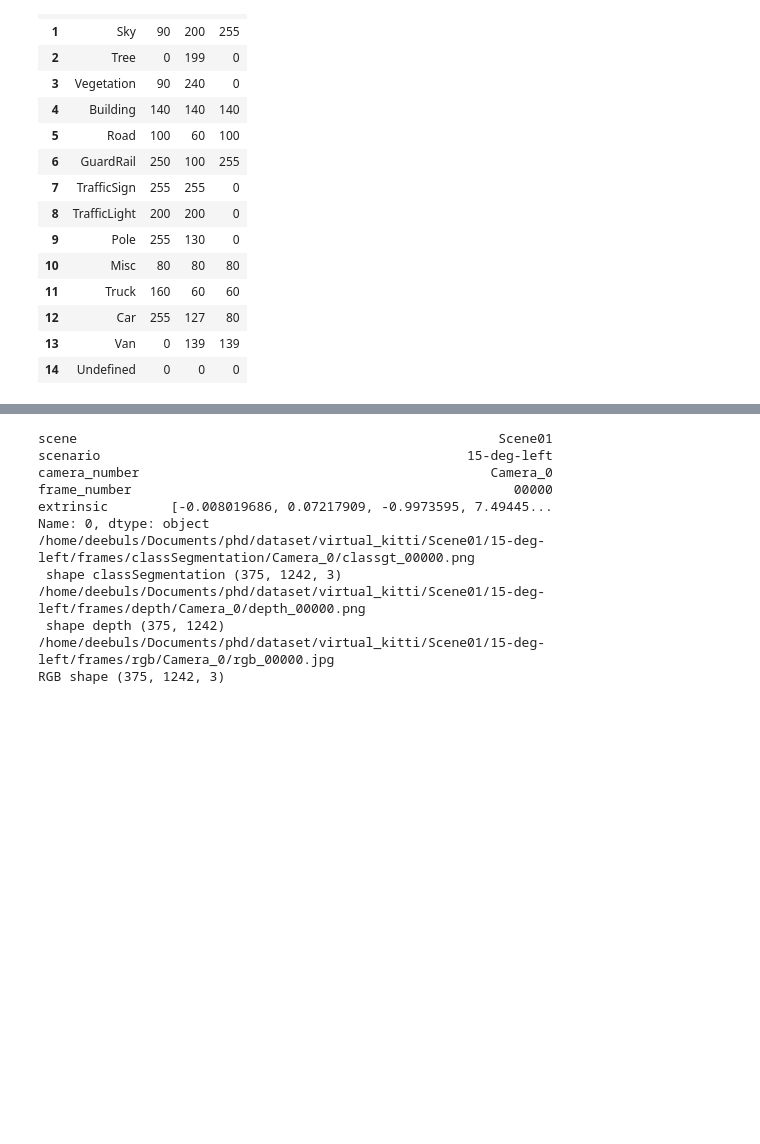
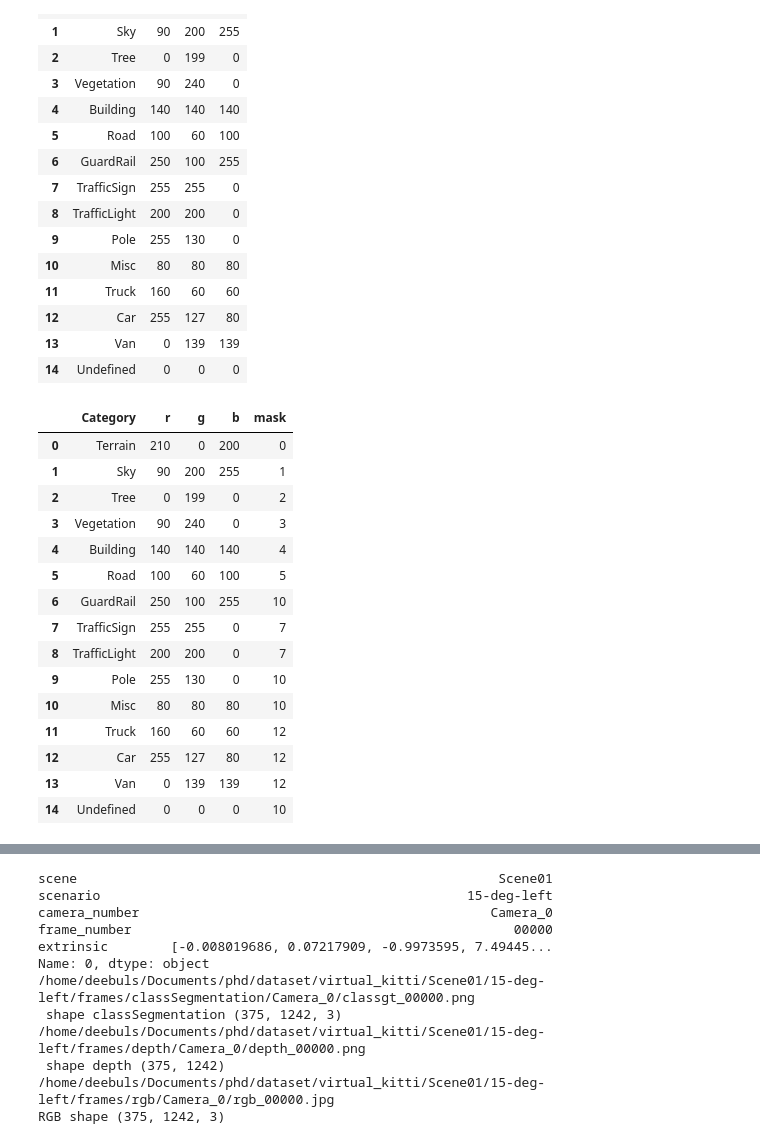
Before and after one commit to DependableSoftware2-0/SemanticTemporalFusion, a Jupyter notebook: semantic_segmentation_notebooks/vkitti_dataloader.ipynb, the cells around one changed output, grey strips where cells are left out. Saved outputs shown, nothing was run; the diff lists cells and outputs as text; code cells hidden in the pictures; blank space fills up the shorter version.

```diff
--- a/semantic_segmentation_notebooks/vkitti_dataloader.ipynb
+++ b/semantic_segmentation_notebooks/vkitti_dataloader.ipynb
@@ -283,0 +290,3 @@ valid_transforms = compose([pre_transforms(), post_transforms()])
+# %%
+x = torch.rand(2, 3, 224, 224)
+model(x).shape
@@ -392,3 +792,24 @@ mask_colors
 | 12 | Car | 255 | 127 | 80 |
 | 13 | Van | 0 | 139 | 139 |
 | 14 | Undefined | 0 | 0 | 0 |
+# %%
+mask_colors['mask'] = mask_colors.index
+mask_colors['mask'] = mask_colors['mask'].replace([6, 8, 9, 11, 13, 14], [10, 7, 10, 12, 12, 10])
+mask_colors
+# %% [output]
+|  | Category | r | g | b | mask |
+| 0 | Terrain | 210 | 0 | 200 | 0 |
+| 1 | Sky | 90 | 200 | 255 | 1 |
+| 2 | Tree | 0 | 199 | 0 | 2 |
+| 3 | Vegetation | 90 | 240 | 0 | 3 |
+| 4 | Building | 140 | 140 | 140 | 4 |
+| 5 | Road | 100 | 60 | 100 | 5 |
+| 6 | GuardRail | 250 | 100 | 255 | 10 |
+| 7 | TrafficSign | 255 | 255 | 0 | 7 |
+| 8 | TrafficLight | 200 | 200 | 0 | 7 |
+| 9 | Pole | 255 | 130 | 0 | 10 |
+| 10 | Misc | 80 | 80 | 80 | 10 |
+| 11 | Truck | 160 | 60 | 60 | 12 |
+| 12 | Car | 255 | 127 | 80 | 12 |
+| 13 | Van | 0 | 139 | 139 | 12 |
+| 14 | Undefined | 0 | 0 | 0 | 10 |
```
Also changed, not shown: parts of 40 cells of this notebook, 5 other files.
